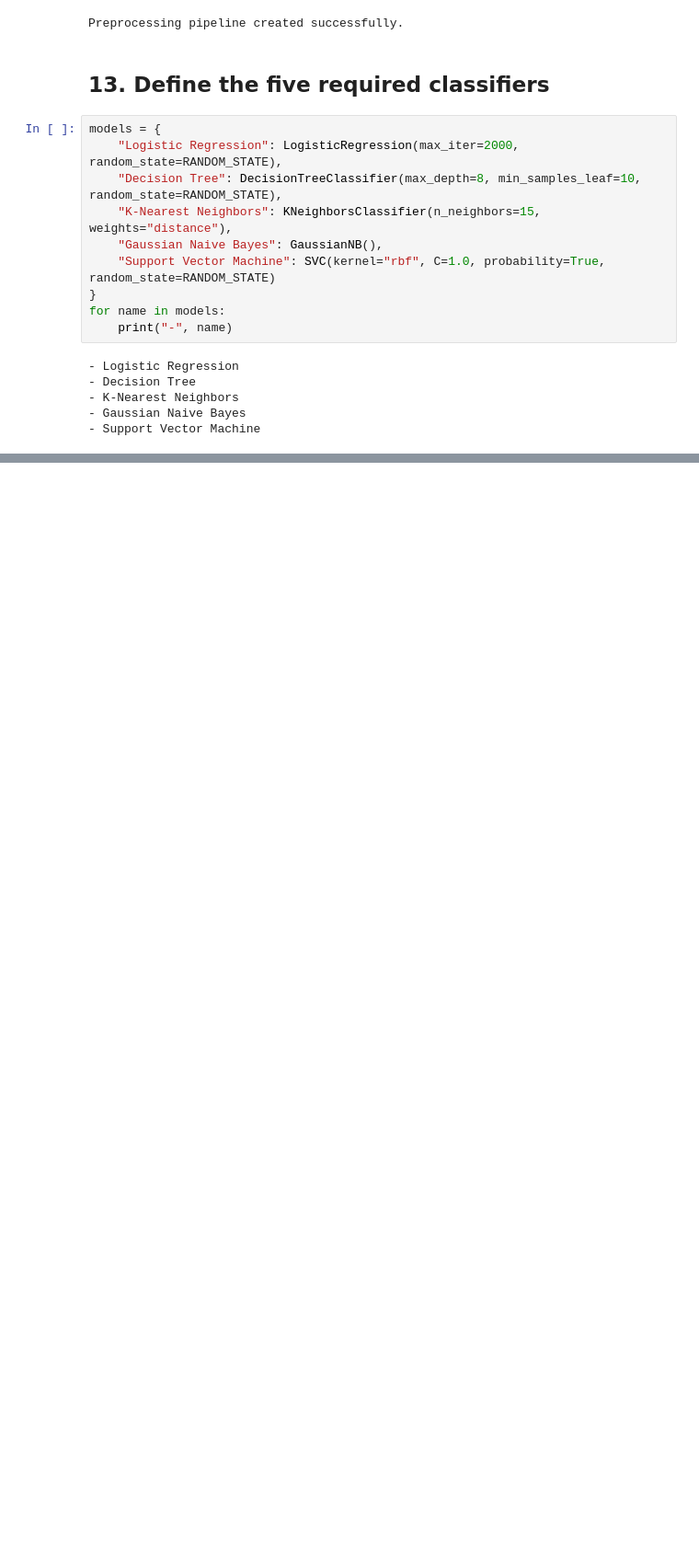
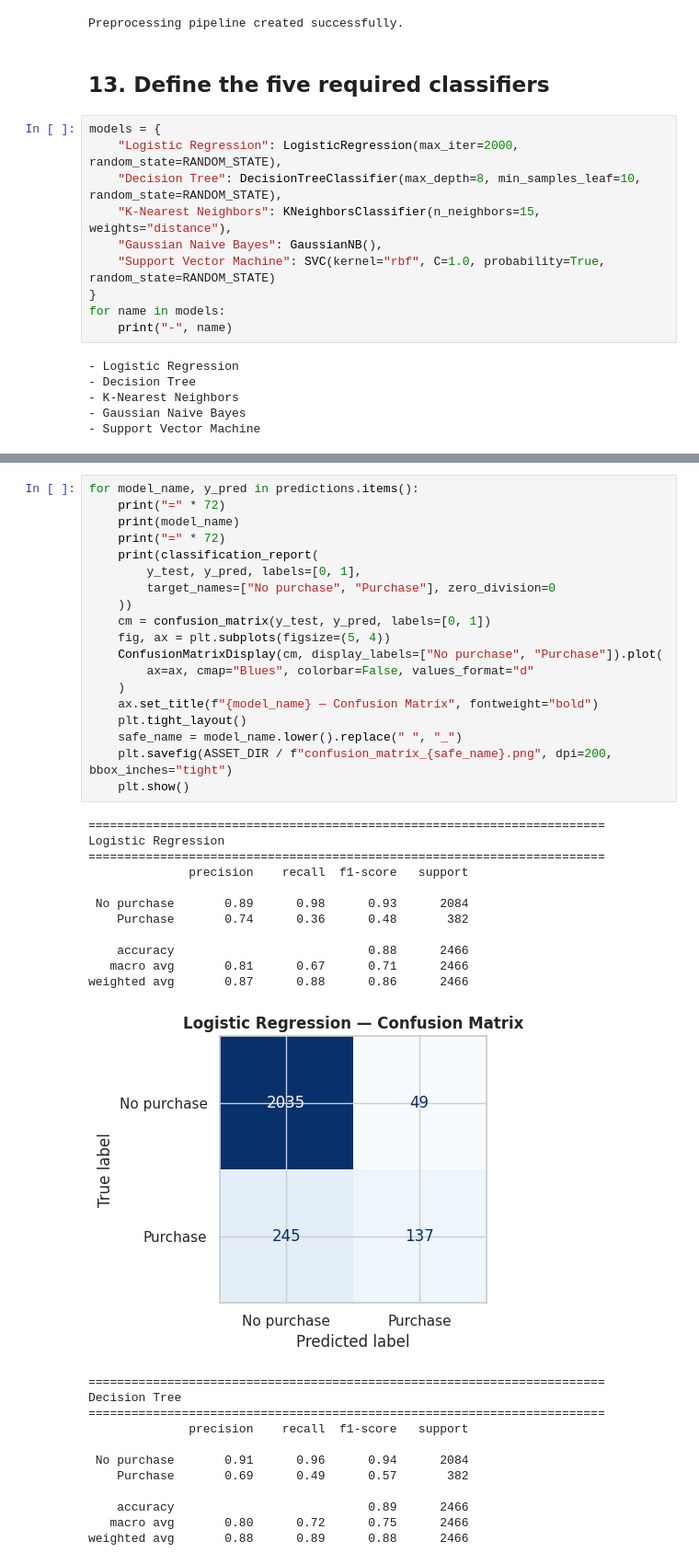
Before and after one commit to Priyasahaana/2026AJ05309_ML_Assignment2_ShopSense_Online_Purchase_Intention, a Jupyter notebook: 2026AJ05309_MACHINE_LEARNING_AIMLZG565_Assignment2.ipynb, the cells around one changed output, grey strips where cells are left out. Shown at 92% size. Cells and saved outputs as stored; diff of their text form; blank space fills up the shorter version.

```diff
--- a/2026AJ05309_MACHINE_LEARNING_AIMLZG565_Assignment2.ipynb
+++ b/2026AJ05309_MACHINE_LEARNING_AIMLZG565_Assignment2.ipynb
@@ -509,0 +599,43 @@ for name in models:
+# %%
+for model_name, y_pred in predictions.items():
+    print("=" * 72)
+    print(model_name)
+    print("=" * 72)
+    print(classification_report(
+        y_test, y_pred, labels=[0, 1],
+        target_names=["No purchase", "Purchase"], zero_division=0
+    ))
+    cm = confusion_matrix(y_test, y_pred, labels=[0, 1])
+    fig, ax = plt.subplots(figsize=(5, 4))
+    ConfusionMatrixDisplay(cm, display_labels=["No purchase", "Purchase"]).plot(
+        ax=ax, cmap="Blues", colorbar=False, values_format="d"
+    )
+    ax.set_title(f"{model_name} — Confusion Matrix", fontweight="bold")
+    plt.tight_layout()
+    safe_name = model_name.lower().replace(" ", "_")
+    plt.savefig(ASSET_DIR / f"confusion_matrix_{safe_name}.png", dpi=200, bbox_inches="tight")
+    plt.show()
+# %% [output]
+========================================================================
+Logistic Regression
+========================================================================
+              precision    recall  f1-score   support
+
+ No purchase       0.89      0.98      0.93      2084
+    Purchase       0.74      0.36      0.48       382
+
+    accuracy                           0.88      2466
+   macro avg       0.81      0.67      0.71      2466
+weighted avg       0.87      0.88      0.86      2466
+[figure, added]
+========================================================================
+Decision Tree
+========================================================================
+              precision    recall  f1-score   support
+
+ No purchase       0.91      0.96      0.94      2084
+    Purchase       0.69      0.49      0.57       382
+
+    accuracy                           0.89      2466
+   macro avg       0.80      0.72      0.75      2466
+weighted avg       0.88      0.89      0.88      2466
```
Also changed, not shown: parts of 11 cells of this notebook.
